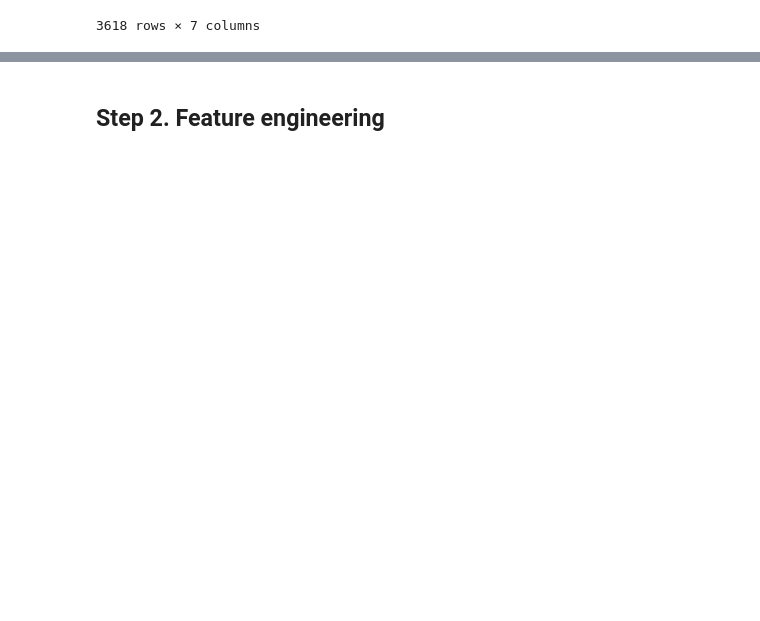
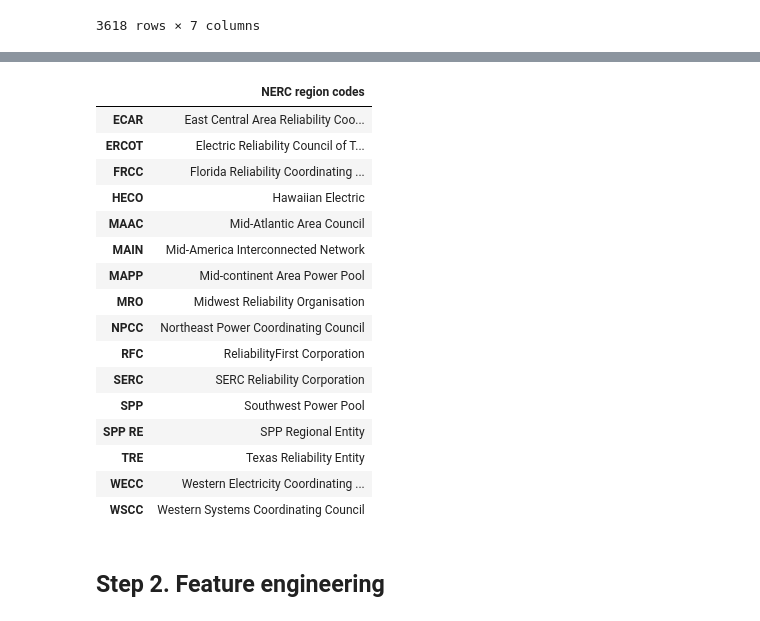
Before and after one commit to Meg-Guidry/maven_power_outage_challenge, a Jupyter notebook: Maven_Power_Outage_Challenge_Notebook.ipynb, the cells around one changed output, grey strips where cells are left out. Saved outputs shown, nothing was run; the diff lists cells and outputs as text; code cells hidden in the pictures; blank space fills up the shorter version.

```diff
--- a/Maven_Power_Outage_Challenge_Notebook.ipynb
+++ b/Maven_Power_Outage_Challenge_Notebook.ipynb
@@ -439,3 +583,45 @@ disturbances
+# %%
+# Create a dictionary that defines the NERC Region codes. We will use this as a legend later.
+
+NERC_region_dict = {"NERC region codes":
+    {"MRO": "Midwest Reliability Organisation",
+    "NPCC": "Northeast Power Coordinating Council",
+    "RFC": "ReliabilityFirst Corporation",
+    "SERC": "SERC Reliability Corporation",
+    "SPP": "Southwest Power Pool",
+    "TRE": "Texas Reliability Entity",
+    "WECC": "Western Electricity Coordinating Council",
+    "FRCC": "Florida Reliability Coordinating Council",
+    "MAPP": "Mid-continent Area Power Pool",
+    "HECO": "Hawaiian Electric",
+    "MAAC": "Mid-Atlantic Area Council",
+    "WSCC": "Western Systems Coordinating Council",
+    "MAIN": "Mid-America Interconnected Network",
+    "ERCOT": "Electric Reliability Council of Texas",
+    "ECAR": "East Central Area Reliability Coordination Agreement",
+    "SPP RE": "SPP Regional Entity"}
+}
+
+NERC_region_df = pd.DataFrame(NERC_region_dict)
+NERC_region_df
+# %% [output]
+|  | NERC region codes |
+| ECAR | East Central Area Reliability Coo... |
+| ERCOT | Electric Reliability Council of T... |
+| FRCC | Florida Reliability Coordinating ... |
+| HECO | Hawaiian Electric |
+| MAAC | Mid-Atlantic Area Council |
+| MAIN | Mid-America Interconnected Network |
+| MAPP | Mid-continent Area Power Pool |
+| MRO | Midwest Reliability Organisation |
+| NPCC | Northeast Power Coordinating Council |
+| RFC | ReliabilityFirst Corporation |
+| SERC | SERC Reliability Corporation |
+| SPP | Southwest Power Pool |
+| SPP RE | SPP Regional Entity |
+| TRE | Texas Reliability Entity |
+| WECC | Western Electricity Coordinating ... |
+| WSCC | Western Systems Coordinating Council |
 # %% [markdown]
 ## Step 2. Feature engineering
 # %%
```
Also changed, not shown: parts of 23 cells of this notebook, 5 other files.
